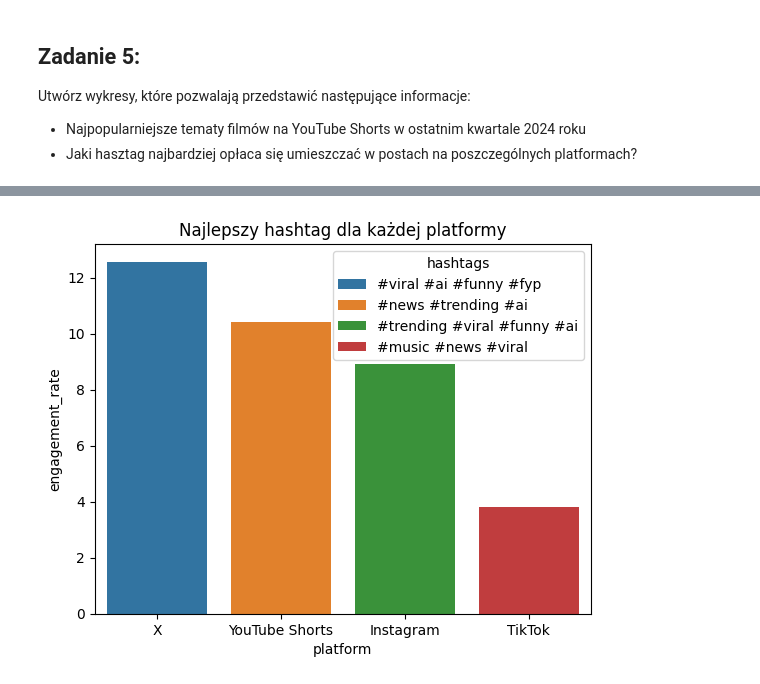
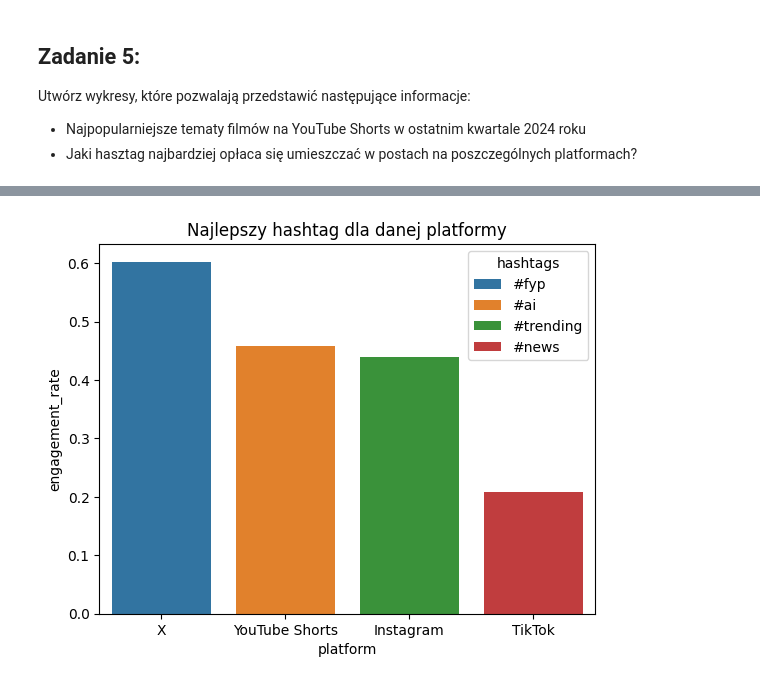
Before and after one commit to Zajecia-na-PWr-LR/lista-1-altMIchal, a Jupyter notebook: UczenieMaszynowe_25_26_Lista1.ipynb, the cells around one changed output, grey strips where cells are left out. Drawn from its saved outputs; the diff is of its cells as text; code cells hidden in the pictures.

```diff
--- a/UczenieMaszynowe_25_26_Lista1.ipynb
+++ b/UczenieMaszynowe_25_26_Lista1.ipynb
@@ -139,17 +197,21 @@ plt.show()
 # %%
+df["hashtags"] = df["hashtags"].str.split()
+
+df = df.explode("hashtags")
+
 hashtag_df = df.groupby(["platform", "topic", "hashtags"])["engagement_rate"].mean().reset_index()
 
 hashtag_df_sorted = hashtag_df.sort_values(by="engagement_rate", ascending=False)
-best_hashtags_df = hashtag_df_sorted.drop_duplicates(subset="platform")
+hashtag_df_sorted = hashtag_df_sorted.drop_duplicates(subset="platform")
 
 sns.barplot(
-    data=best_hashtags_df,
+    data=hashtag_df_sorted,
     x="platform",
     y="engagement_rate",
     hue="hashtags"
 )
 
-plt.title("Najlepszy hashtag dla każdej platformy")
+plt.title("Najlepszy hashtag dla danej platformy")
 plt.show()
 # %% [output]
-[figure, old version]
+[figure, new version]
```
Also changed, not shown: parts of 7 cells of this notebook.
